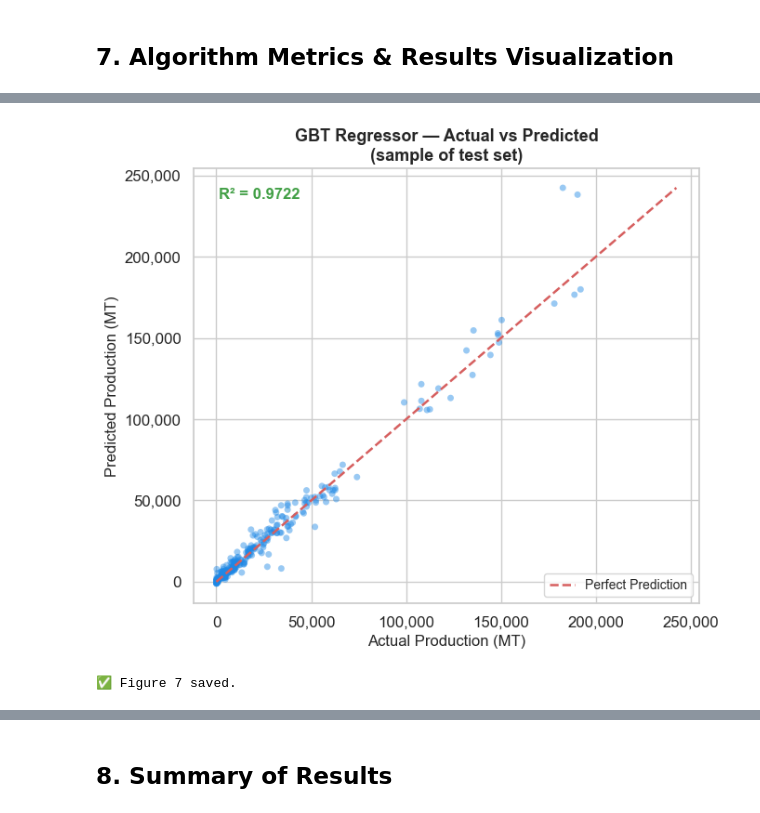
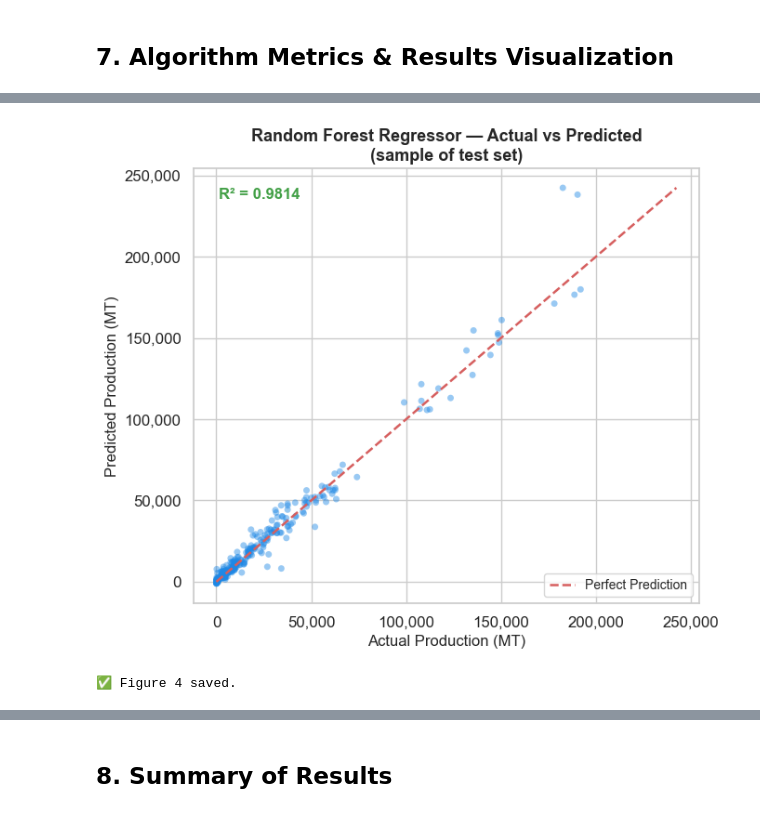
Before and after one commit to Eljohn-Loterte/LAB9, a Jupyter notebook: Bicol_Rice.ipynb, the cells around one changed output, grey strips where cells are left out. Drawn from its saved outputs; the diff is of its cells as text; code cells hidden in the pictures.

```diff
--- a/Bicol_Rice.ipynb
+++ b/Bicol_Rice.ipynb
@@ -665,32 +531,0 @@ print("✅ Figure 5 saved.")
-# %%
-# ═══════════════════════════════════════════════════════════════════════
-# Figure 6 — Classification Metrics Comparison
-# ═══════════════════════════════════════════════════════════════════════
-cls_df = pd.DataFrame(cls_results).T.reset_index().rename(columns={"index": "Model"})
-
-fig, axes = plt.subplots(1, 2, figsize=(11, 5))
-fig.suptitle("Classification Model Comparison", fontsize=15, fontweight="bold")
-
-cls_metric_configs = [
-    ("Accuracy", "Accuracy",  "#1E88E5"),
-    ("F1-Score", "F1-Score",  "#8E24AA"),
-]
-x = np.arange(len(cls_df["Model"]))
-
-for ax, (metric, ylabel, color) in zip(axes, cls_metric_configs):
-    bars = ax.bar(x, cls_df[metric], color=color, alpha=0.85, edgecolor="white", width=0.45)
-    ax.set_title(f"{ylabel} (higher is better ↑)", fontsize=11, fontweight="bold")
-    ax.set_xticks(x)
-    ax.set_xticklabels(cls_df["Model"], rotation=12, ha="right", fontsize=9)
-    ax.set_ylim(0, 1.1)
-    ax.set_ylabel(ylabel)
-    for bar in bars:
-        ax.text(bar.get_x() + bar.get_width()/2,
-                bar.get_height() + 0.01,
-                f"{bar.get_height():.4f}",
-                ha="center", va="bottom", fontsize=10, fontweight="bold")
-
-plt.tight_layout()
-plt.savefig("fig6_classification_metrics.png", dpi=150, bbox_inches="tight")
-plt.show()
-print("✅ Figure 6 saved.")
@@ -700,34 +532,34 @@ print("✅ Figure 6 saved.")
 # %%
 # ═══════════════════════════════════════════════════════════════════════
-# Figure 7 — Actual vs Predicted (Best Regression Model: GBT)
+# Figure 4 — Actual vs Predicted (Best Regression Model: GBT)
 # ═══════════════════════════════════════════════════════════════════════
 gbt_sample = preds_gbt.select("production_mt", "prediction").toPandas().dropna()
 gbt_sample = gbt_sample.sample(min(500, len(gbt_sample)), random_state=42)
 
 fig, ax = plt.subplots(figsize=(7, 6))
 ax.scatter(gbt_sample["production_mt"], gbt_sample["prediction"],
            alpha=0.45, s=25, color="#1E88E5", edgecolors="none")
 
 # Perfect prediction line
 lim = max(gbt_sample["production_mt"].max(), gbt_sample["prediction"].max())
 ax.plot([0, lim], [0, lim], "r--", linewidth=1.8, label="Perfect Prediction")
 
 ax.set_xlabel("Actual Production (MT)", fontsize=12)
 ax.set_ylabel("Predicted Production (MT)", fontsize=12)
-ax.set_title("GBT Regressor — Actual vs Predicted\n(sample of test set)",
+ax.set_title("Random Forest Regressor — Actual vs Predicted\n(sample of test set)",
              fontsize=13, fontweight="bold")
 ax.legend(fontsize=10)
 ax.xaxis.set_major_formatter(mticker.FuncFormatter(lambda x,_: f"{x:,.0f}"))
 ax.yaxis.set_major_formatter(mticker.FuncFormatter(lambda x,_: f"{x:,.0f}"))
 
-r2_val = reg_results["GBT Regressor"]["R²"]
+r2_val = reg_results["Random Forest Regressor"]["R²"]
 ax.text(0.05, 0.93, f"R² = {r2_val:.4f}", transform=ax.transAxes,
         fontsize=12, color="#43A047", fontweight="bold")
 
 plt.tight_layout()
-plt.savefig("fig7_actual_vs_predicted.png", dpi=150, bbox_inches="tight")
+plt.savefig("fig4_actual_vs_predicted.png", dpi=150, bbox_inches="tight")
 plt.show()
-print("✅ Figure 7 saved.")
+print("✅ Figure 4 saved.")
 # %% [output]
-[figure, old version]
+[figure, new version]
-✅ Figure 7 saved.
+✅ Figure 4 saved.
```
Also changed, not shown: parts of 17 cells of this notebook.
